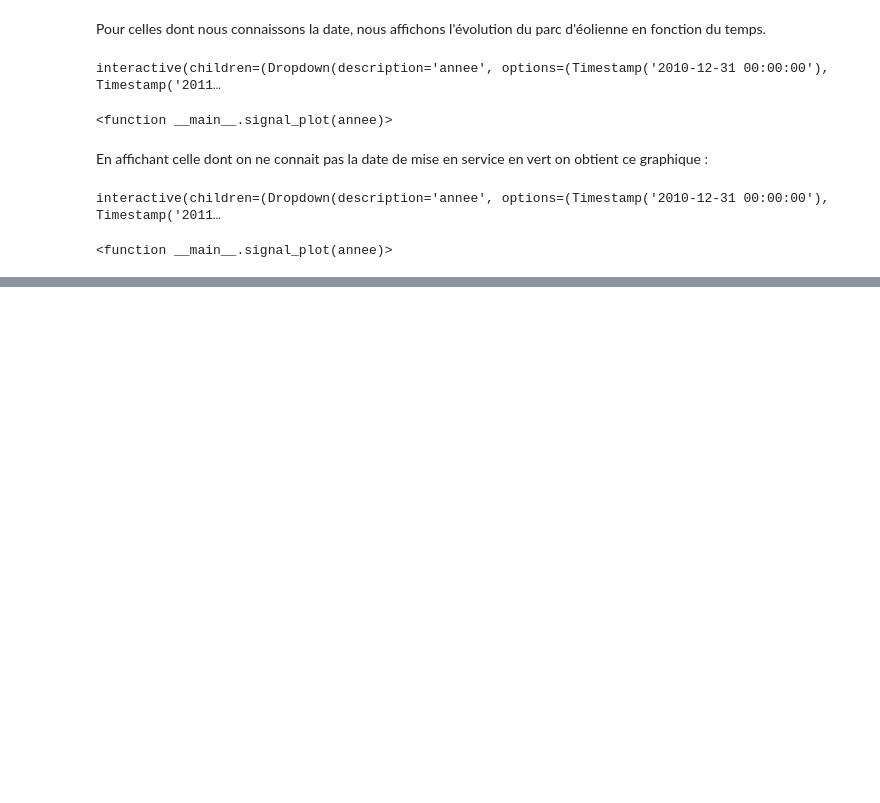
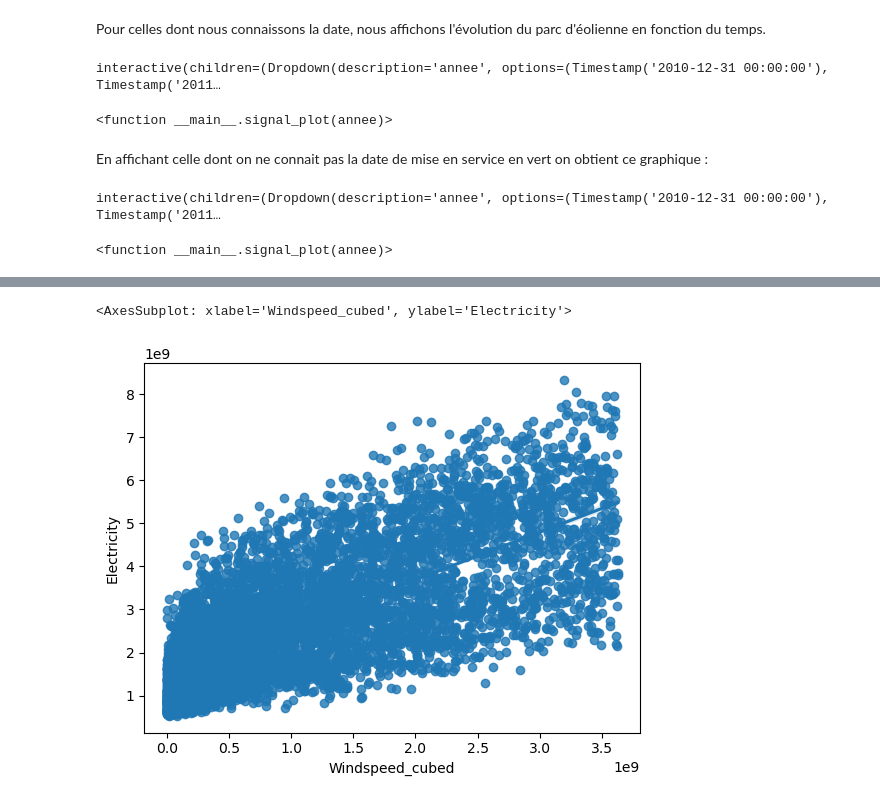
Before and after one commit to Basso42/Production-eolienne-ENSAE, a Jupyter notebook: ProjetPython.ipynb, the cells around one changed output, grey strips where cells are left out. Drawn from its saved outputs; the diff is of its cells as text; code cells hidden in the pictures; blank space fills up the shorter version.

```diff
--- a/ProjetPython.ipynb
+++ b/ProjetPython.ipynb
@@ -747,0 +1253,4 @@ Nous utilisons ensuite des modèles de machine learning plus performants pour d
+# %%
+#On crée deux sous-dataset qui contiennent respectivement les données avant/après le point de cassure
+data_inf = data[data['Windspeed_cubed']<cassure[1]]
+data_sup = data[data['Windspeed_cubed']>cassure[1]]
@@ -747,0 +1278,6 @@ Nous utilisons ensuite des modèles de machine learning plus performants pour d
+# %%
+#Graphique de la régression avant le point de cassures
+plot_linear_regression(data_inf, "Electricity", "Windspeed_cubed")
+# %% [output]
+<AxesSubplot: xlabel='Windspeed_cubed', ylabel='Electricity'>
+[figure, added]
```
Also changed, not shown: parts of 98 cells of this notebook.
